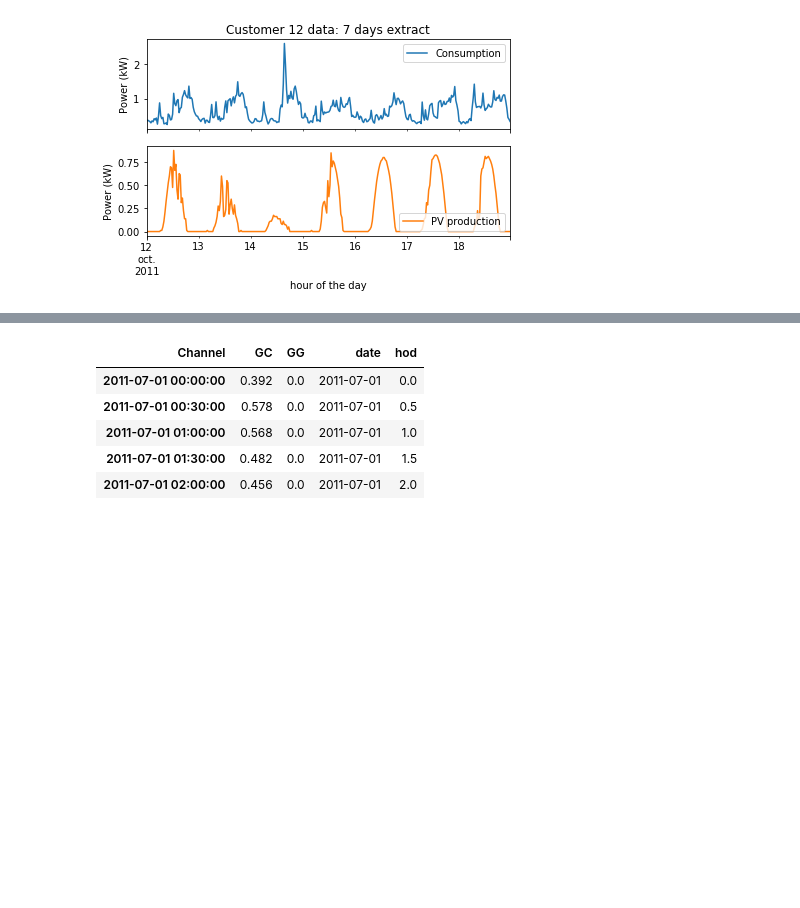
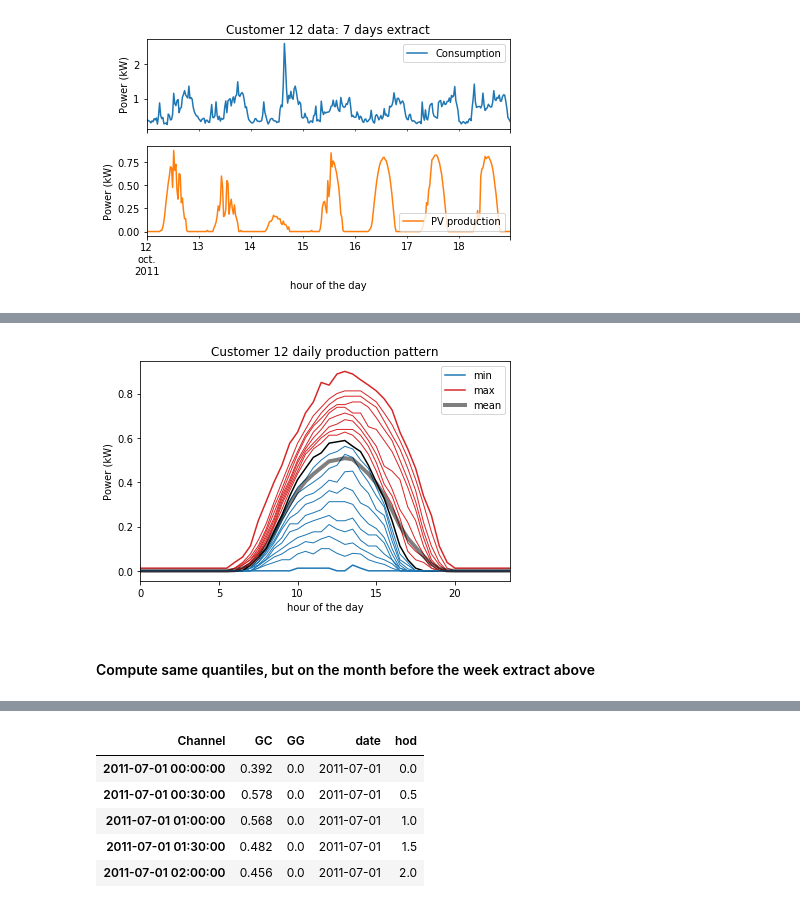
Before and after one commit to pierre-haessig/ausgrid-solar-data, a Jupyter notebook: Customer exploration.ipynb, the cells around one changed output, grey strips where cells are left out. Drawn from its saved outputs; the diff is of its cells as text; code cells hidden in the pictures; blank space fills up the shorter version.

```diff
--- a/Customer exploration.ipynb
+++ b/Customer exploration.ipynb
@@ -123,0 +205,8 @@ fig.savefig('customer/12/daily_pattern.png', dpi=200, bbox_inches='tight')
+# %%
+fig, ax = plot_daily_pattern(prod_dstats,
+   title='Customer %d daily production pattern' % n_cust)
+fig.savefig('customer/12/daily_pattern_prod_2011-2012.png', dpi=200)
+# %% [output]
+[figure, added]
+# %% [markdown]
+#### Compute same quantiles, but on the month before the week extract above
```
Also changed, not shown: parts of 45 cells of this notebook, 17 other files.
